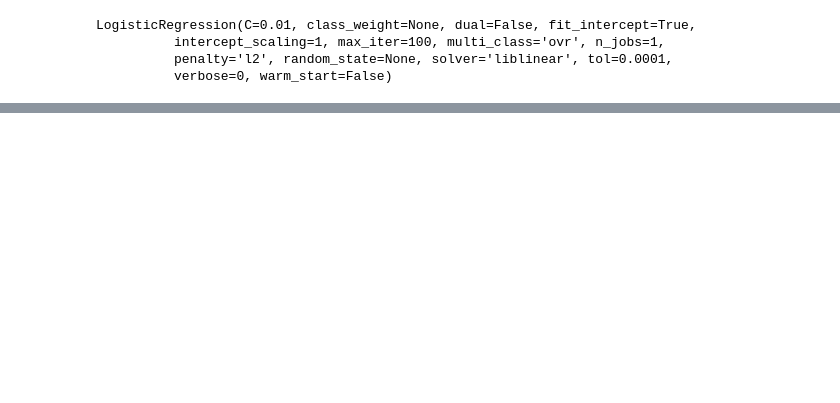
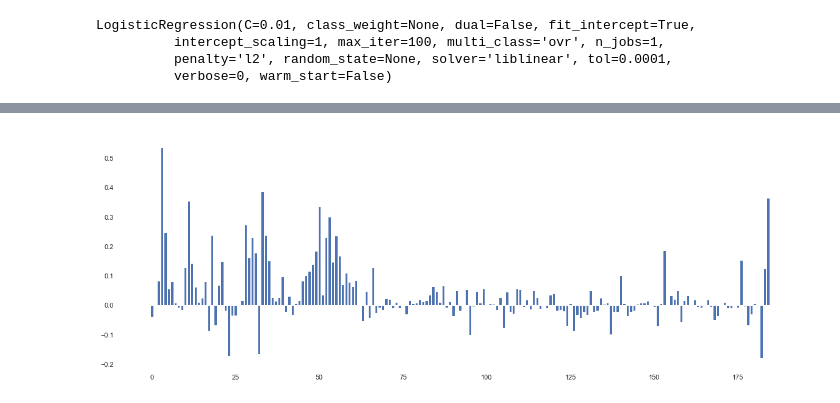
Before and after one commit to odojoachim/Coursera_Capstone, a Jupyter notebook: Coursera_Project.ipynb, the cells around one changed output, grey strips where cells are left out. Cells and saved outputs as stored; diff of their text form; code cells hidden in the pictures; blank space fills up the shorter version.

```diff
--- a/Coursera_Project.ipynb
+++ b/Coursera_Project.ipynb
@@ -2271,0 +2282,8 @@ df
+# %%
+importance = LR.coef_[0]
+
+plt.figure(figsize=(20,7))
+pyplot.bar([x for x in range(len(importance))], importance)
+pyplot.show()
+# %% [output]
+[figure, added]
```
Also changed, not shown: parts of 24 cells of this notebook.
